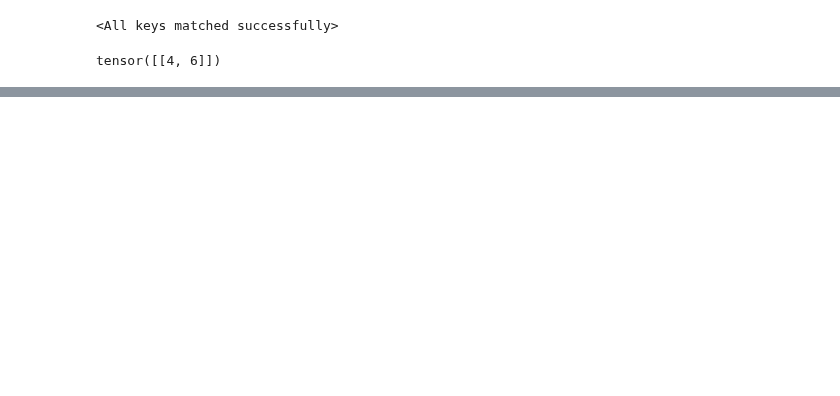
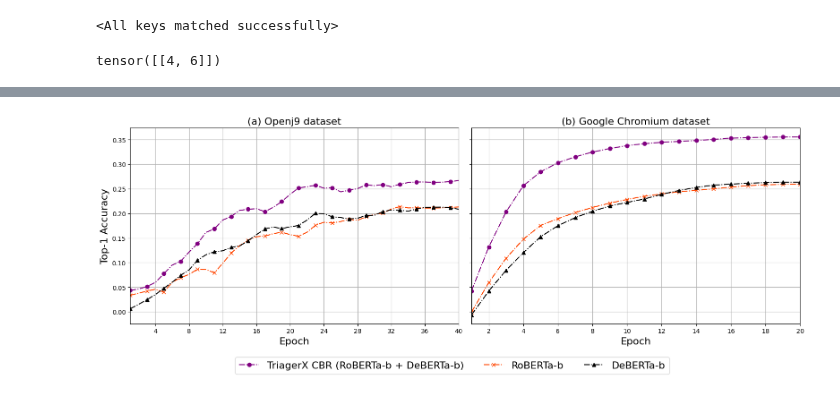
Before and after one commit to afifaniks/triagerX, a Jupyter notebook: notebook/model_interpretation.ipynb, the cells around one changed output, grey strips where cells are left out. Cells and saved outputs as stored; diff of their text form; code cells hidden in the pictures; blank space fills up the shorter version.

```diff
--- a/notebook/model_interpretation.ipynb
+++ b/notebook/model_interpretation.ipynb
@@ -1337,0 +1341,63 @@ Bug ĠTitle : ĠMaterial Ġdesign Ġripple Ġeffects Ġon Ġtoolbar Ġbuttons Ġ
+# %%
+import pandas as pd
+import matplotlib.pyplot as plt
+from scipy.signal import savgol_filter
+import matplotlib.ticker as mticker
+
+# Load and preprocess the first dataset
+df1 = pd.read_csv("orthogonality.csv")
+df1 = df1[["Step", "cnn_roberta-base_u3_50_classes_last_dev_seed42 - val_acc",
+           "triagerx_ensemble_u3_50_classes_last_dev_seed42 - val_acc",
+           "cnn_deberta-base_u3_50_classes_most_seed42 - val_acc"]]
+df1["Step"] = df1["Step"] + 1
+epochs1 = df1['Step']
+u3c3_1 = savgol_filter(df1['cnn_roberta-base_u3_50_classes_last_dev_seed42 - val_acc'], window_length=7, polyorder=2)
+u2c2_1 = savgol_filter(df1['triagerx_ensemble_u3_50_classes_last_dev_seed42 - val_acc'], window_length=7, polyorder=2)
+u1c1_1 = savgol_filter(df1['cnn_deberta-base_u3_50_classes_most_seed42 - val_acc'], window_length=7, polyorder=2)
+
+# Load and preprocess the second dataset
+df2 = pd.read_csv("gc_base_models.csv")
+df2 = df2[["Step", "cnn_roberta_base_dt_gc_th20_block9_seed42 - val_acc",
+           "triagerx_nosampler_ensemble_dt_gc_th20_block9_seed42 - val_acc",
+           "cnn_deberta_base_dt_gc_th20_block9_seed42 - val_acc"]]
+df2["Step"] = df2["Step"] + 1
+epochs2 = df2['Step']
+u3c3_2 = savgol_filter(df2['cnn_roberta_base_dt_gc_th20_block9_seed42 - val_acc'], window_length=7, polyorder=2)
+u2c2_2 = savgol_filter(df2['triagerx_nosampler_ensemble_dt_gc_th20_block9_seed42 - val_acc'], window_length=7, polyorder=2)
+u1c1_2 = savgol_filter(df2['cnn_deberta_base_dt_gc_th20_block9_seed42 - val_acc'], window_length=7, polyorder=2)
+
+# Plot both figures side-by-side
+fig, axes = plt.subplots(1, 2, figsize=(16, 6), sharey=True)
+
+# First plot
+axes[0].plot(epochs1, u2c2_1, linestyle='-.', color="purple", marker='o', label='TriagerX CBR (RoBERTa-b + DeBERTa-b)', markevery=2)
+axes[0].plot(epochs1, u3c3_1, linestyle='-.', color="orangered", marker='x', label='RoBERTa-b', markevery=2)
+axes[0].plot(epochs1, u1c1_1, linestyle='-.', color="black", marker='^', label='DeBERTa-b', markevery=2)
+axes[0].set_xlabel('Epoch', fontsize=16)
+axes[0].set_ylabel('Top-1 Accuracy', fontsize=16)
+axes[0].set_xlim(left=1, right=40)
+axes[0].set_title("(a) Openj9 dataset", fontsize=16)
+axes[0].grid(True)
+
+# Second plot
+axes[1].plot(epochs2, u2c2_2, linestyle='-.', color="purple", marker='o', label='TriagerX CBR (RoBERTa-b + DeBERTa-b)')
+axes[1].plot(epochs2, u3c3_2, linestyle='-.', color="orangered", marker='x', label='RoBERTa-b')
+axes[1].plot(epochs2, u1c1_2, linestyle='-.', color="black", marker='^', label='DeBERTa-b')
+axes[1].set_xlabel('Epoch', fontsize=16)
+axes[1].set_xlim(left=1, right=20)
+axes[1].set_title("(b) Google Chromium dataset", fontsize=16)
+axes[1].grid(True)
+
+axes[0].xaxis.set_major_locator(mticker.MaxNLocator(integer=True))  # Integer ticks on x-axis for first subplot
+axes[1].xaxis.set_major_locator(mticker.MaxNLocator(integer=True))
+
+# Place a single legend below both plots
+handles, labels = axes[0].get_legend_handles_labels()
+fig.legend(handles, labels, loc='lower center', ncol=3, fontsize=16)
+
+# Adjust layout and save
+plt.tight_layout(rect=[0, 0.1, 1, 1])
+plt.savefig('combined_top-1.pdf', bbox_inches='tight', pad_inches=0)
+
+plt.show()
+# %% [output]
@@ -1337,0 +1421 @@ Bug ĠTitle : ĠMaterial Ġdesign Ġripple Ġeffects Ġon Ġtoolbar Ġbuttons Ġ
+[figure, added]
```
Also changed, not shown: parts of 28 cells of this notebook, 5 other files.
